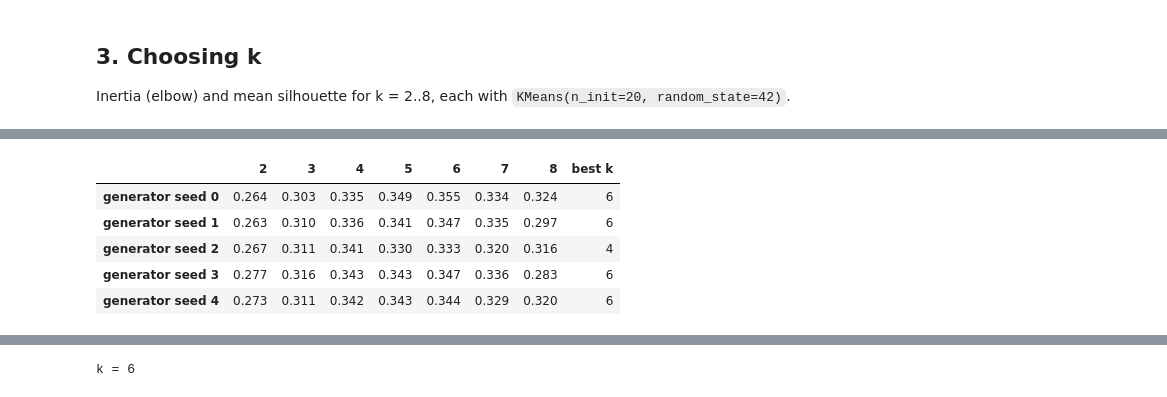
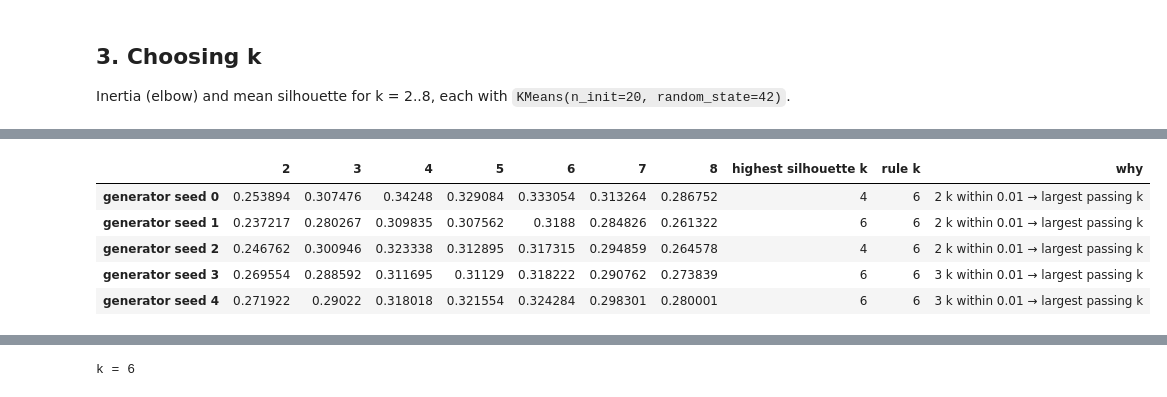
Before and after one commit to aljoharas/2026-GP1-Group8, a Jupyter notebook: notebooks/archetypes_training.ipynb, the cells around one changed output, grey strips where cells are left out. Saved outputs shown, nothing was run; the diff lists cells and outputs as text; code cells hidden in the pictures.

```diff
--- a/notebooks/archetypes_training.ipynb
+++ b/notebooks/archetypes_training.ipynb
@@ -235,12 +235,3 @@ save(fig, "04_features_by_persona")
 ## 3. Choosing k
 
 Inertia (elbow) and mean silhouette for k = 2..8, each with `KMeans(n_init=20, random_state=42)`.
-# %%
-KS = list(range(2, 9))
-inertia, silhouette = {}, {}
-for k in KS:
-    km = KMeans(n_clusters=k, n_init=20, random_state=SEED).fit(Z)
-    inertia[k], silhouette[k] = km.inertia_, silhouette_score(Z, km.labels_)
-k_table = pd.DataFrame({"inertia": inertia, "silhouette": silhouette}).rename_axis("k")
-best_k = int(k_table["silhouette"].idxmax())
-k_table.round(3)
@@ -256,0 +238,13 @@ k_table.round(3)
+# %%
+KS = list(range(2, 9))
+
+def sweep(z):
+    # One KMeans per k, as the final model is fitted
+    return {k: KMeans(n_clusters=k, n_init=20, random_state=SEED).fit(z) for k in KS}
+
+fits = sweep(Z)
+k_table = pd.DataFrame({
+    "inertia": {k: m.inertia_ for k, m in fits.items()},
+    "silhouette": {k: silhouette_score(Z, m.labels_) for k, m in fits.items()},
+}).rename_axis("k")
+k_table.round(3)
@@ -276,21 +335,22 @@ save(fig, "05_choose_k")
 simulated populations.
 # %%
-robust = {}
+robust, robust_checks = {}, {}
 for s in range(5):
     p_s = sim.generate_players(cal, seed=s)
     raw_s = pd.DataFrame([compute_features(p["games"]) for p in p_s], columns=FEATURE_NAMES).astype(float)
     x_s = raw_s.fillna(raw_s[IMPUTED_FEATURES].mean())
     z_s = StandardScaler().fit_transform(x_s)
-    robust[f"generator seed {s}"] = {
-        k: silhouette_score(z_s, KMeans(n_clusters=k, n_init=20, random_state=SEED).fit_predict(z_s)) for k in KS
-    }
+    fits_s = sweep(z_s)
+    k_s, checks_s, reason_s = choose_k(fits_s, z_s)
+    row = {k: silhouette_score(z_s, m.labels_) for k, m in fits_s.items()}
+    robust[f"generator seed {s}"] = {**row, "highest silhouette k": max(row, key=row.get), "rule k": k_s, "why": reason_s}
+    robust_checks[f"generator seed {s}"] = checks_s
 robust = pd.DataFrame(robust).T
-robust["best k"] = robust.idxmax(axis=1)
-robust.round(3)
+robust
 # %% [output]
-|  | 2 | 3 | 4 | 5 | 6 | 7 | 8 | best k |
-| generator seed 0 | 0.264 | 0.303 | 0.335 | 0.349 | 0.355 | 0.334 | 0.324 | 6 |
-| generator seed 1 | 0.263 | 0.310 | 0.336 | 0.341 | 0.347 | 0.335 | 0.297 | 6 |
-| generator seed 2 | 0.267 | 0.311 | 0.341 | 0.330 | 0.333 | 0.320 | 0.316 | 4 |
-| generator seed 3 | 0.277 | 0.316 | 0.343 | 0.343 | 0.347 | 0.336 | 0.283 | 6 |
-| generator seed 4 | 0.273 | 0.311 | 0.342 | 0.343 | 0.344 | 0.329 | 0.320 | 6 |
+|  | 2 | 3 | 4 | 5 | 6 | 7 | 8 | highest silhouette k | rule k | why |
+| generator seed 0 | 0.253894 | 0.307476 | 0.34248 | 0.329084 | 0.333054 | 0.313264 | 0.286752 | 4 | 6 | 2 k within 0.01 → largest passing k |
+| generator seed 1 | 0.237217 | 0.280267 | 0.309835 | 0.307562 | 0.3188 | 0.284826 | 0.261322 | 6 | 6 | 2 k within 0.01 → largest passing k |
+| generator seed 2 | 0.246762 | 0.300946 | 0.323338 | 0.312895 | 0.317315 | 0.294859 | 0.264578 | 4 | 6 | 2 k within 0.01 → largest passing k |
+| generator seed 3 | 0.269554 | 0.288592 | 0.311695 | 0.31129 | 0.318222 | 0.290762 | 0.273839 | 6 | 6 | 3 k within 0.01 → largest passing k |
+| generator seed 4 | 0.271922 | 0.29022 | 0.318018 | 0.321554 | 0.324284 | 0.298301 | 0.280001 | 6 | 6 | 3 k within 0.01 → largest passing k |
```
Also changed, not shown: parts of 31 cells of this notebook, 16 other files.
